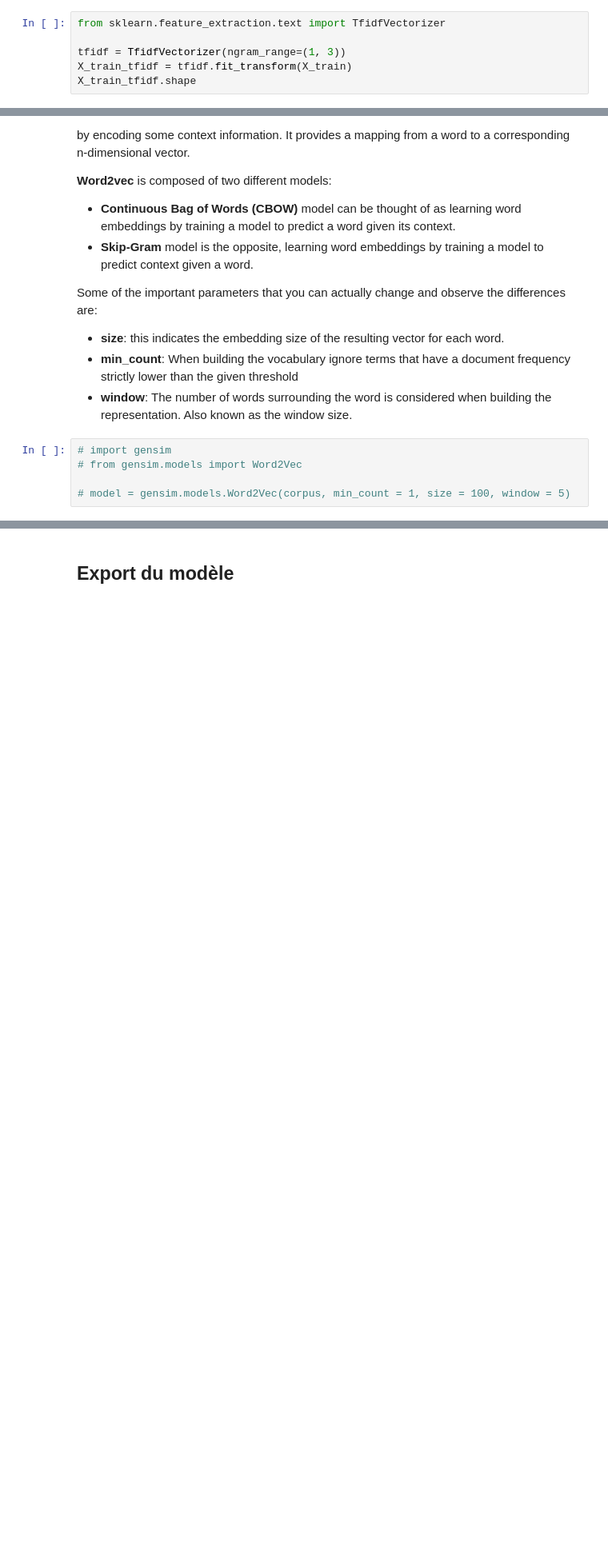
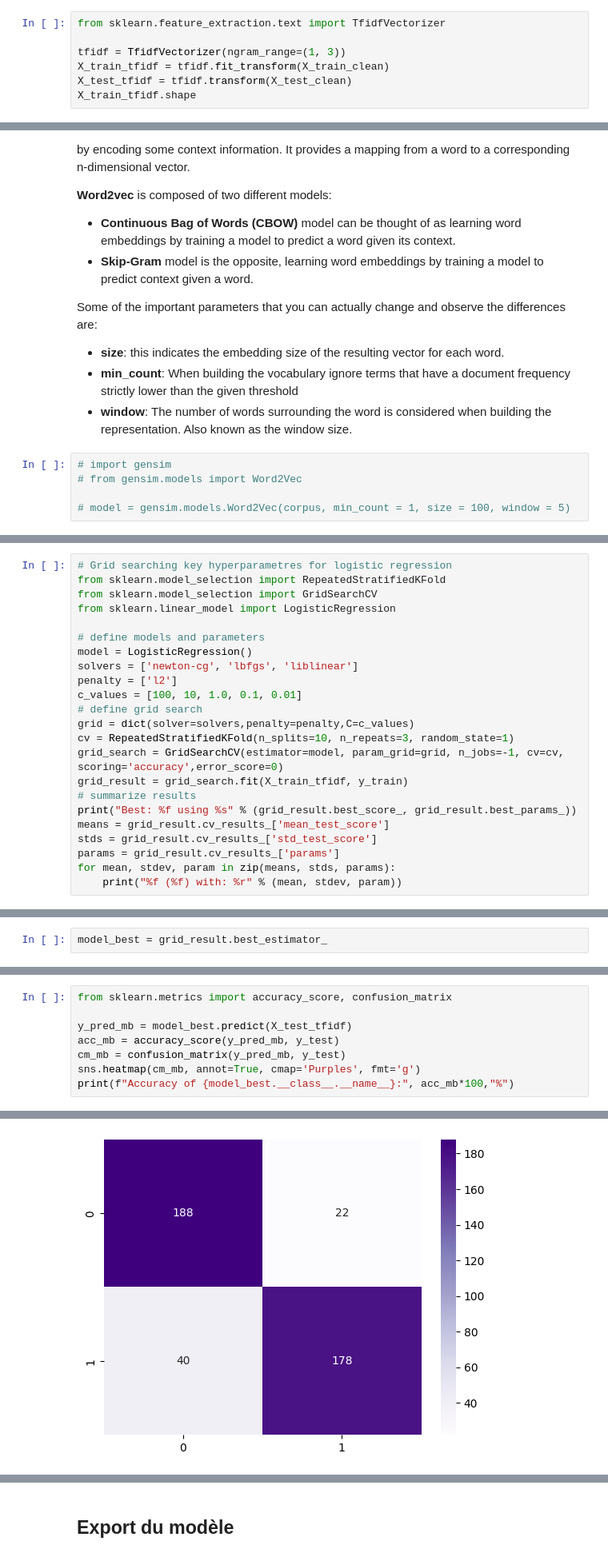
Before and after one commit to DavidScanu/nlp-critiques-film, a Jupyter notebook: notebook/notebook-brief-nlp-critiques-film.ipynb, the cells around one changed output, grey strips where cells are left out. Shown at 80% size. Cells and saved outputs as stored; diff of their text form; blank space fills up the shorter version.

Commit message:
Add model to notebook

```diff
--- a/notebook/notebook-brief-nlp-critiques-film.ipynb
+++ b/notebook/notebook-brief-nlp-critiques-film.ipynb
@@ -326,7 +331,8 @@ One issue with Countvectorizer is that common words like “the” will appear m
 from sklearn.feature_extraction.text import TfidfVectorizer
 
 tfidf = TfidfVectorizer(ngram_range=(1, 3))
-X_train_tfidf = tfidf.fit_transform(X_train)
+X_train_tfidf = tfidf.fit_transform(X_train_clean)
+X_test_tfidf = tfidf.transform(X_test_clean)
 X_train_tfidf.shape
 # %% [output]
 (1712, 170923)
@@ -365,0 +361,23 @@ Some of the important parameters that you can actually change and observe the di
+# %%
+# Grid searching key hyperparametres for logistic regression
+from sklearn.model_selection import RepeatedStratifiedKFold
+from sklearn.model_selection import GridSearchCV
+from sklearn.linear_model import LogisticRegression
+
+# define models and parameters
+model = LogisticRegression()
+solvers = ['newton-cg', 'lbfgs', 'liblinear']
+penalty = ['l2']
+c_values = [100, 10, 1.0, 0.1, 0.01]
+# define grid search
+grid = dict(solver=solvers,penalty=penalty,C=c_values)
+cv = RepeatedStratifiedKFold(n_splits=10, n_repeats=3, random_state=1)
+grid_search = GridSearchCV(estimator=model, param_grid=grid, n_jobs=-1, cv=cv, scoring='accuracy',error_score=0)
+grid_result = grid_search.fit(X_train_tfidf, y_train)
+# summarize results
+print("Best: %f using %s" % (grid_result.best_score_, grid_result.best_params_))
+means = grid_result.cv_results_['mean_test_score']
+stds = grid_result.cv_results_['std_test_score']
+params = grid_result.cv_results_['params']
+for mean, stdev, param in zip(means, stds, params):
+    print("%f (%f) with: %r" % (mean, stdev, param))
@@ -366 +417,3 @@ Some of the important parameters that you can actually change and observe the di
+# %%
+model_best = grid_result.best_estimator_
 # %% [markdown]
@@ -367,0 +421,9 @@ Some of the important parameters that you can actually change and observe the di
+# %%
+from sklearn.metrics import accuracy_score, confusion_matrix
+
+y_pred_mb = model_best.predict(X_test_tfidf)
+acc_mb = accuracy_score(y_pred_mb, y_test)
+cm_mb = confusion_matrix(y_pred_mb, y_test)
+sns.heatmap(cm_mb, annot=True, cmap='Purples', fmt='g')
+print(f"Accuracy of {model_best.__class__.__name__}:", acc_mb*100,"%")
+# %% [output]
@@ -367,0 +431 @@ Some of the important parameters that you can actually change and observe the di
+[figure, added]
```
Also changed, not shown: parts of 34 cells of this notebook, 7 other files.
